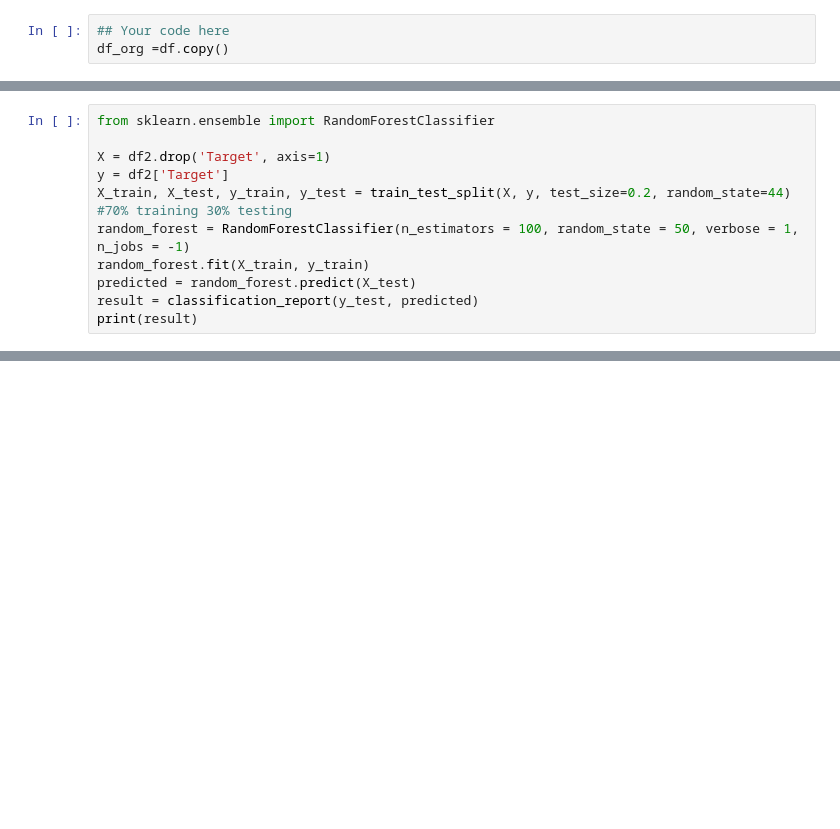
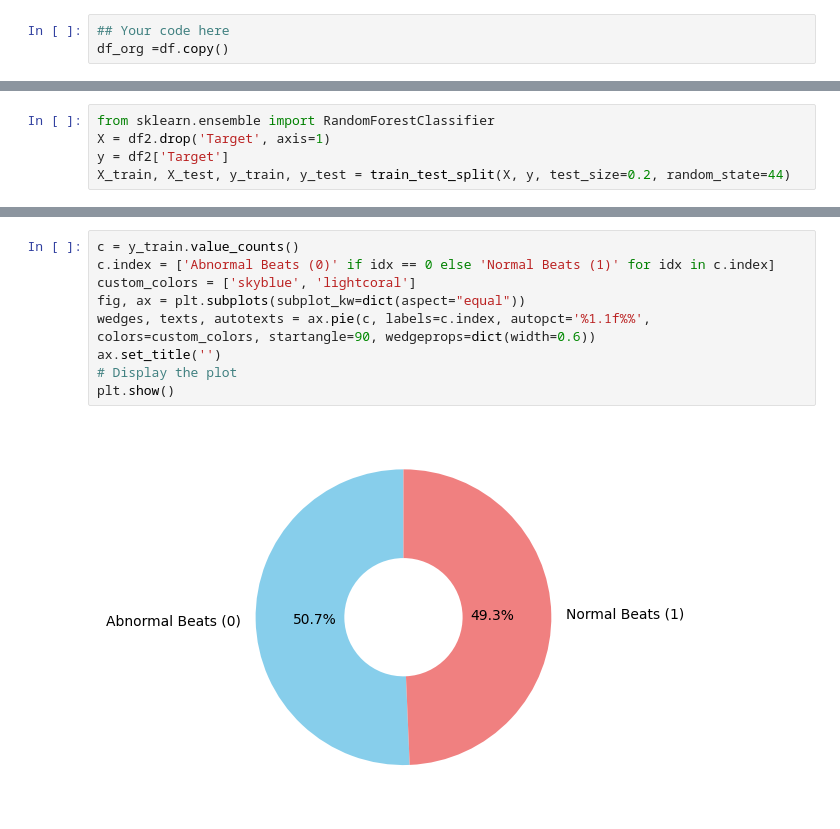
Before and after one commit to rakiiibul/MLECG, a Jupyter notebook: code/main.ipynb, the cells around one changed output, grey strips where cells are left out. Saved outputs shown, nothing was run; the diff lists cells and outputs as text; blank space fills up the shorter version.

```diff
--- a/code/main.ipynb
+++ b/code/main.ipynb
@@ -226,11 +259,5 @@ df_org =df.copy()
 # %%
 from sklearn.ensemble import RandomForestClassifier
-
 X = df2.drop('Target', axis=1)
 y = df2['Target']
-X_train, X_test, y_train, y_test = train_test_split(X, y, test_size=0.2, random_state=44) #70% training 30% testing
-random_forest = RandomForestClassifier(n_estimators = 100, random_state = 50, verbose = 1, n_jobs = -1)
-random_forest.fit(X_train, y_train)
-predicted = random_forest.predict(X_test)
-result = classification_report(y_test, predicted)
-print(result)
+X_train, X_test, y_train, y_test = train_test_split(X, y, test_size=0.2, random_state=44)
@@ -322,0 +280,11 @@ weighted avg       0.66      0.65      0.64      2811
+# %%
+c = y_train.value_counts()
+c.index = ['Abnormal Beats (0)' if idx == 0 else 'Normal Beats (1)' for idx in c.index]
+custom_colors = ['skyblue', 'lightcoral']
+fig, ax = plt.subplots(subplot_kw=dict(aspect="equal"))
+wedges, texts, autotexts = ax.pie(c, labels=c.index, autopct='%1.1f%%', colors=custom_colors, startangle=90, wedgeprops=dict(width=0.6))
+ax.set_title('')
+# Display the plot
+plt.show()
+# %% [output]
+[figure, added]
```
Also changed, not shown: parts of 27 cells of this notebook.
